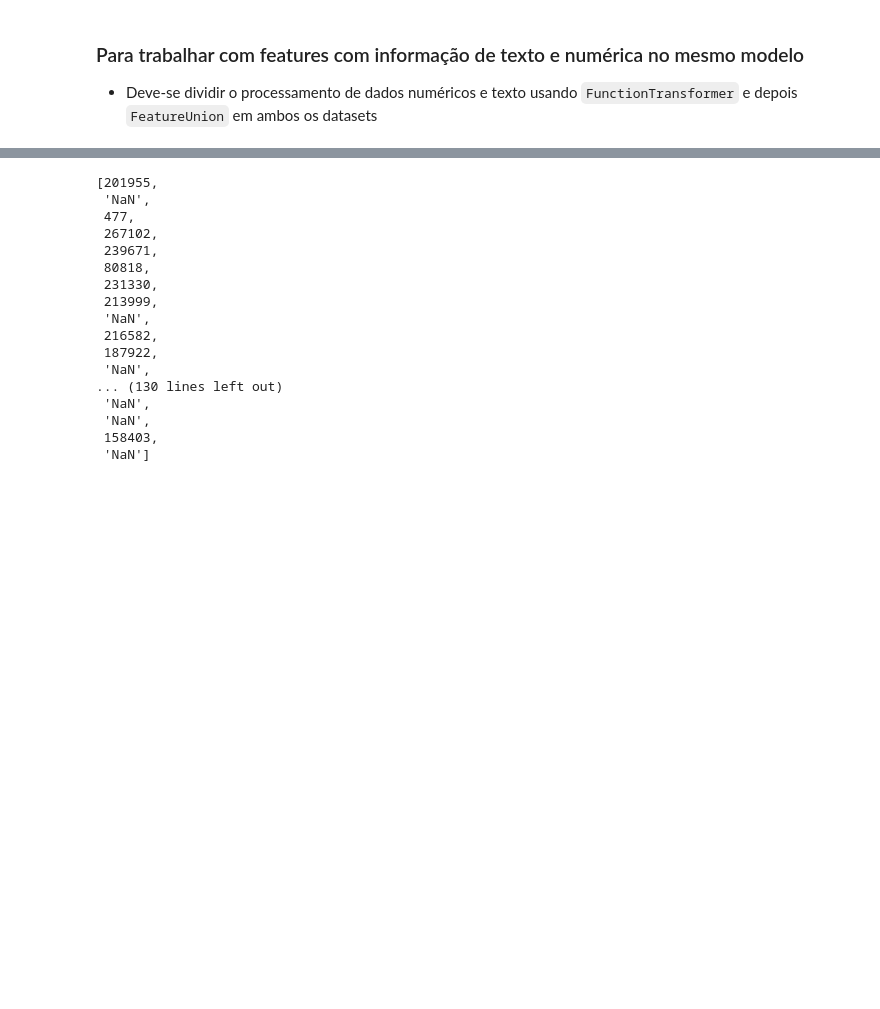
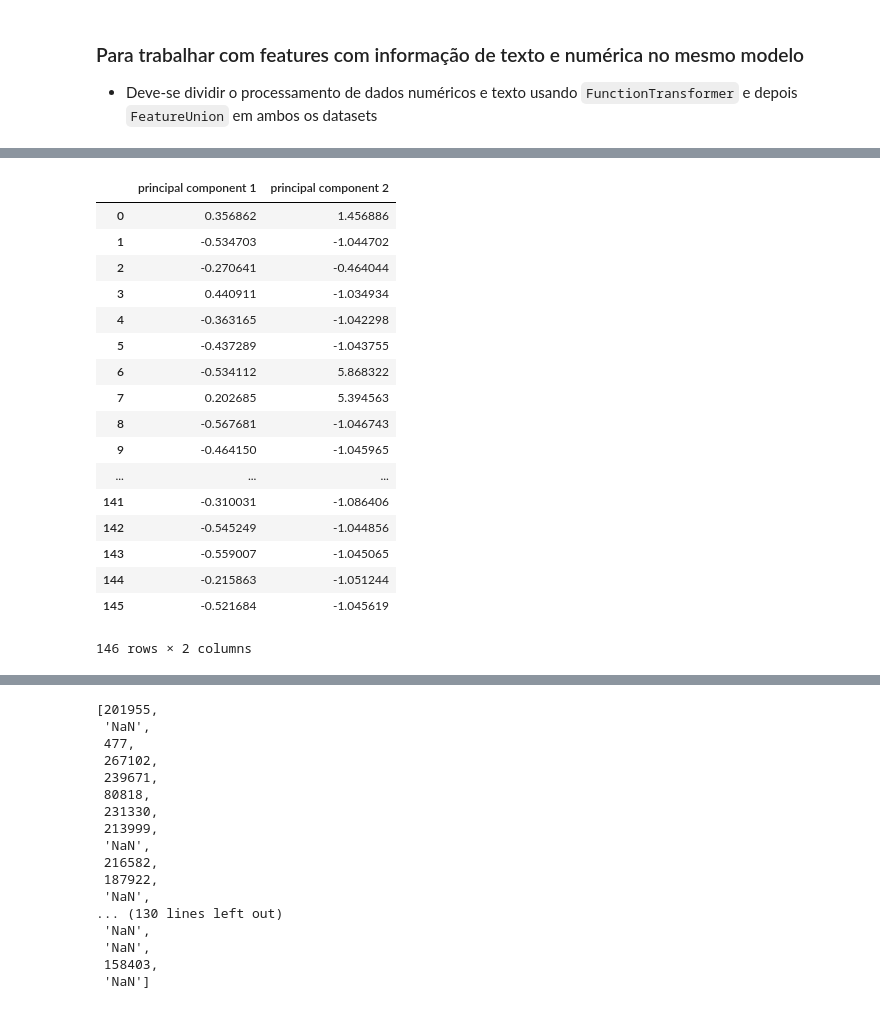
Before and after one commit to GabrielSGoncalves/udacity_nanodegree_datascience2, a Jupyter notebook: final_project/Projeto_Final_Nanodegree_DS_II_GabrielSGoncalves.ipynb, the cells around one changed output, grey strips where cells are left out. Drawn from its saved outputs; the diff is of its cells as text; code cells hidden in the pictures; blank space fills up the shorter version.

```diff
--- a/final_project/Projeto_Final_Nanodegree_DS_II_GabrielSGoncalves.ipynb
+++ b/final_project/Projeto_Final_Nanodegree_DS_II_GabrielSGoncalves.ipynb
@@ -38,0 +182,9 @@ from feature_format import featureFormat, targetFeatureSplit
+# %%
+from sklearn.preprocessing import StandardScaler
+#features = ['sepal length', 'sepal width', 'petal length', 'petal width']
+# Separating out the features
+x = df_enron.loc[:, list_features].values
+# Separating out the target
+y = df_enron.loc[:,['poi']].values
+# Standardizing the features
+x = StandardScaler().fit_transform(x)
@@ -38,0 +207,27 @@ from feature_format import featureFormat, targetFeatureSplit
+# %%
+from sklearn.decomposition import PCA
+pca = PCA(n_components=2)
+principalComponents = pca.fit_transform(x)
+principalDf = pd.DataFrame(data = principalComponents
+             , columns = ['principal component 1', 'principal component 2'])
+# %%
+principalDf
+# %% [output]
+|  | principal component 1 | principal component 2 |
+| 0 | 0.356862 | 1.456886 |
+| 1 | -0.534703 | -1.044702 |
+| 2 | -0.270641 | -0.464044 |
+| 3 | 0.440911 | -1.034934 |
+| 4 | -0.363165 | -1.042298 |
+| 5 | -0.437289 | -1.043755 |
+| 6 | -0.534112 | 5.868322 |
+| 7 | 0.202685 | 5.394563 |
+| 8 | -0.567681 | -1.046743 |
+| 9 | -0.464150 | -1.045965 |
+| ... | ... | ... |
+| 141 | -0.310031 | -1.086406 |
+| 142 | -0.545249 | -1.044856 |
+| 143 | -0.559007 | -1.045065 |
+| 144 | -0.215863 | -1.051244 |
+| 145 | -0.521684 | -1.045619 |
+146 rows × 2 columns
```
Also changed, not shown: parts of 26 cells of this notebook, 1 other file.
